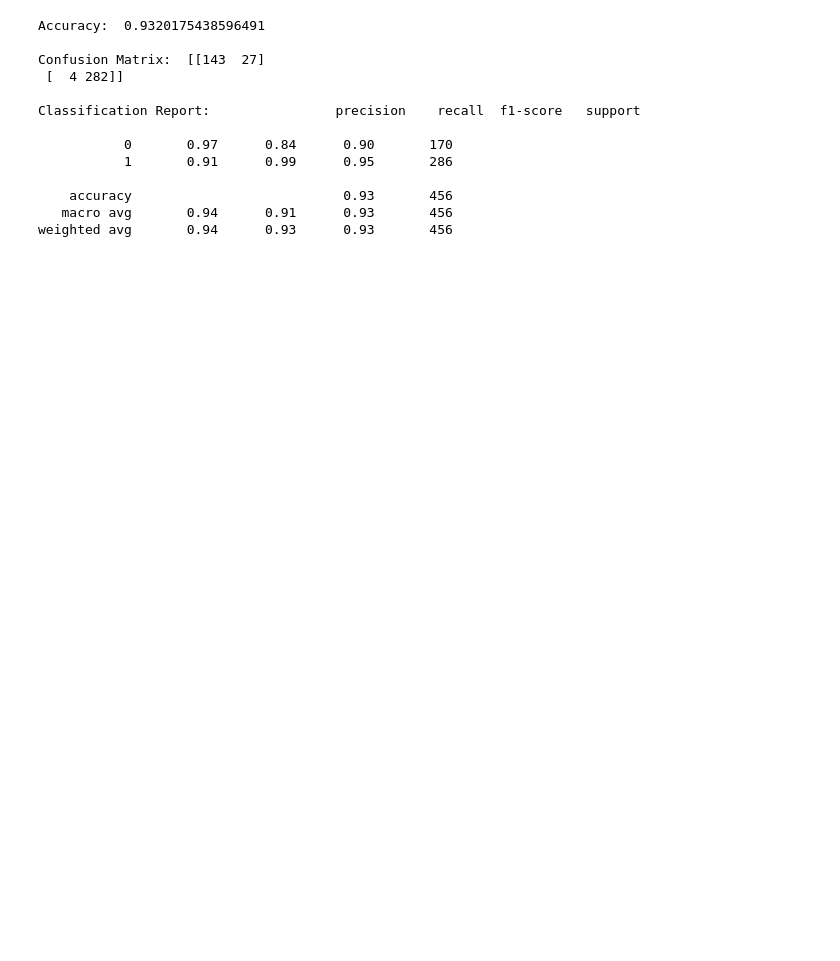
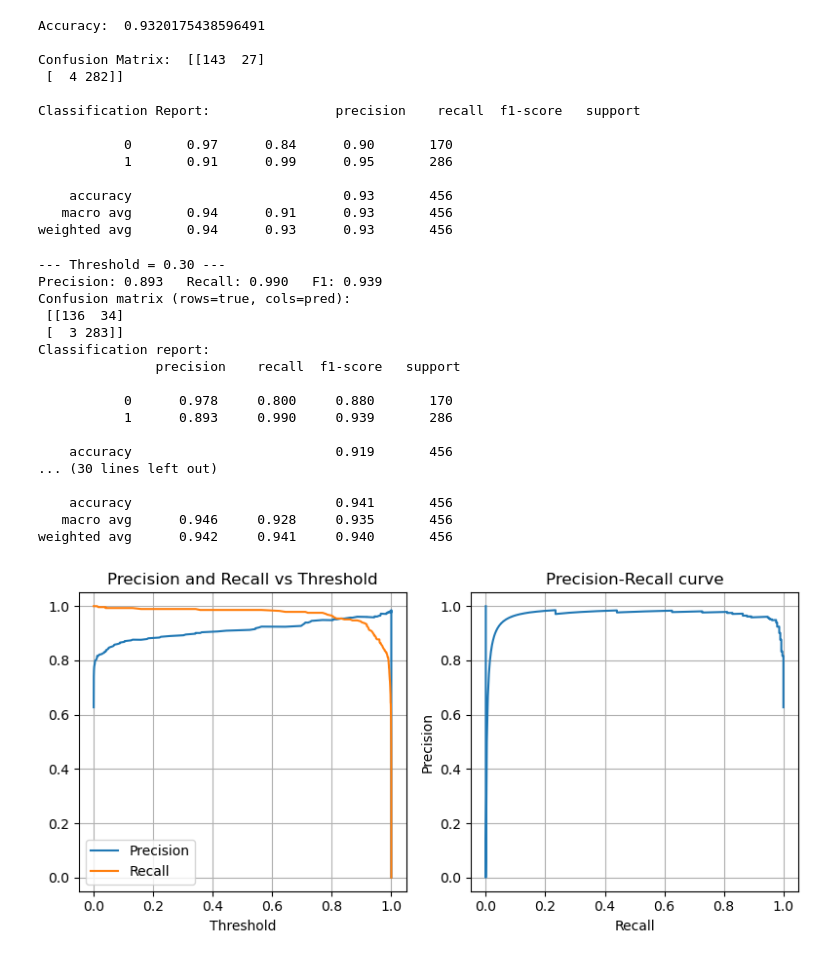
Before and after one commit to niyibizimadeit/Basic-Data-Analytics, a Jupyter notebook: breastcancer.ipynb, the cells around one changed output. Cells and saved outputs as stored; diff of their text form; code cells hidden in the pictures; blank space fills up the shorter version.

```diff
--- a/breastcancer.ipynb
+++ b/breastcancer.ipynb
@@ -37,3 +37,72 @@ Classification Report:                precision    recall  f1-score   support
     accuracy                           0.93       456
    macro avg       0.94      0.91      0.93       456
 weighted avg       0.94      0.93      0.93       456
+# %%
+# --- Threshold experiments: precision / recall / confusion matrices ---
+import numpy as np
+import matplotlib.pyplot as plt
+from sklearn.metrics import (precision_score, recall_score, f1_score,
+                             confusion_matrix, precision_recall_curve,
+                             classification_report)
+
+# get predicted probabilities for the positive class (class 1 = malignant)
+probs = model.predict_proba(X_test)[:, 1]
+
+# thresholds to inspect
+thresholds = [0.3, 0.5, 0.7]
+
+results = []
+for t in thresholds:
+    preds_t = (probs >= t).astype(int)
+    prec = precision_score(y_test, preds_t)
+    rec = recall_score(y_test, preds_t)
+    f1 = f1_score(y_test, preds_t)
+    cm = confusion_matrix(y_test, preds_t)
+    results.append((t, prec, rec, f1, cm))
+    print(f"\n--- Threshold = {t:.2f} ---")
+    print(f"Precision: {prec:.3f}   Recall: {rec:.3f}   F1: {f1:.3f}")
+    print("Confusion matrix (rows=true, cols=pred):\n", cm)
+    print("Classification report:\n", classification_report(y_test, preds_t, digits=3))
+
+# --- Precision-Recall curve and threshold plot ---
+precisions, recalls, pr_thresholds = precision_recall_curve(y_test, probs)
+
+# pr_thresholds has length len(precisions)-1; align for plotting:
+plt.figure(figsize=(8,4))
+
+plt.subplot(1,2,1)
+plt.plot(pr_thresholds, precisions[:-1], label="Precision")
+plt.plot(pr_thresholds, recalls[:-1], label="Recall")
+plt.xlabel("Threshold")
+plt.title("Precision and Recall vs Threshold")
+plt.legend()
+plt.grid(True)
+
+plt.subplot(1,2,2)
+plt.plot(recalls, precisions)
+plt.xlabel("Recall")
+plt.ylabel("Precision")
+plt.title("Precision-Recall curve")
+plt.grid(True)
+
+plt.tight_layout()
+plt.show()
+# %% [output]
+--- Threshold = 0.30 ---
+Precision: 0.893   Recall: 0.990   F1: 0.939
+Confusion matrix (rows=true, cols=pred):
+ [[136  34]
+ [  3 283]]
+Classification report:
+               precision    recall  f1-score   support
+
+           0      0.978     0.800     0.880       170
+           1      0.893     0.990     0.939       286
+
+    accuracy                          0.919       456
+... (30 lines left out)
+
+    accuracy                          0.941       456
+   macro avg      0.946     0.928     0.935       456
+weighted avg      0.942     0.941     0.940       456
+[figure, added]
```
